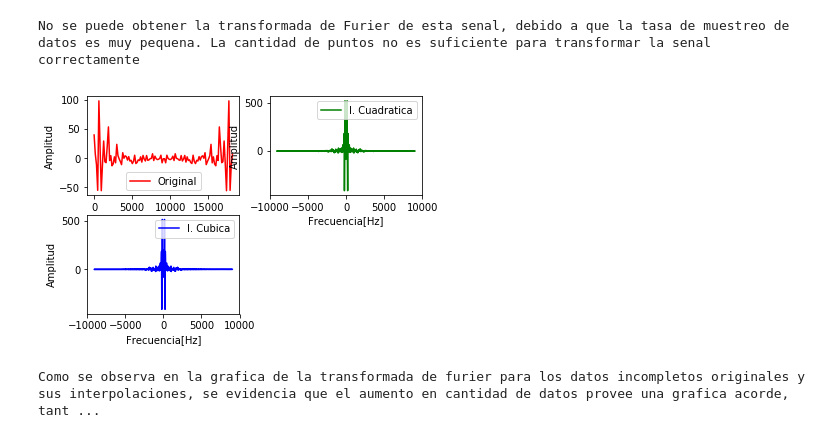
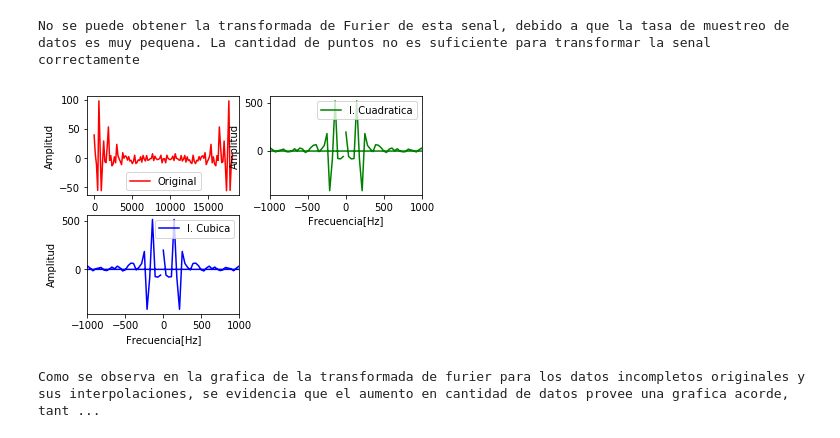
Before and after one commit to JADC362/MetodoTarea3, a Jupyter notebook: Furier.ipynb, the cells around one changed output. Cells and saved outputs as stored; diff of their text form; code cells hidden in the pictures.

```diff
--- a/Furier.ipynb
+++ b/Furier.ipynb
@@ -93,34 +93,36 @@ fcubic = interpolate.interp1d(datosIX,datosIY,kind = "cubic")
 datosX = np.linspace(datosIX[0],datosIX[-1],512)
 datosYfcuadra = fcuadratic(datosX)
 datosYfcubic = fcubic(datosX)
 
 dftO=furierDiscreto(datosIY)
 dftCua=furierDiscreto(datosYfcuadra)
 dftCub=furierDiscreto(datosYfcubic)
 pf = (1/(datosX[1]-datosX[0]))
 freqO = np.concatenate((np.linspace(0,pf,len(datosIX))[0:256],np.linspace(-pf,0,len(datosIX))[255:511]))
 freq = np.concatenate((np.linspace(0,pf,len(datosX))[0:256],np.linspace(-pf,0,len(datosX))[255:511]))
 
 
 plt.figure()
 plt.subplot(221)
 plt.plot(freqO,dftO,"r",label="Original")
 plt.legend()
 plt.ylabel("Amplitud")
 plt.xlabel("Frecuencia[Hz]")
 plt.subplot(222)
 plt.plot(freq,dftCua,"g",label="I. Cuadratica")
 plt.legend()
 plt.ylabel("Amplitud")
 plt.xlabel("Frecuencia[Hz]")
+plt.xlim(-1000,1000)
 plt.subplot(223)
 plt.plot(freq,dftCub,"b",label="I. Cubica")
+plt.xlim(-1000,1000)
 plt.legend()
 plt.ylabel("Amplitud")
 plt.xlabel("Frecuencia[Hz]")
 plt.savefig("DuarteJohn_TF_interpola.pdf",bbox_inches="tight")
 # %% [output]
-[figure, old version]
+[figure, new version]
 # %%
 #Descripcion diferencias entre graficas
 print("Como se observa en la grafica de la transformada de furier para los datos incompletos originales y sus interpolaciones, se evidencia que el aumento en cantidad de datos provee una grafica acorde, tanto en interpolacion cuadratica como cubica, mientras que en el caso de la grafica original no se tiene un patron de la grafica")
```
Also changed, not shown: 2 other files.
